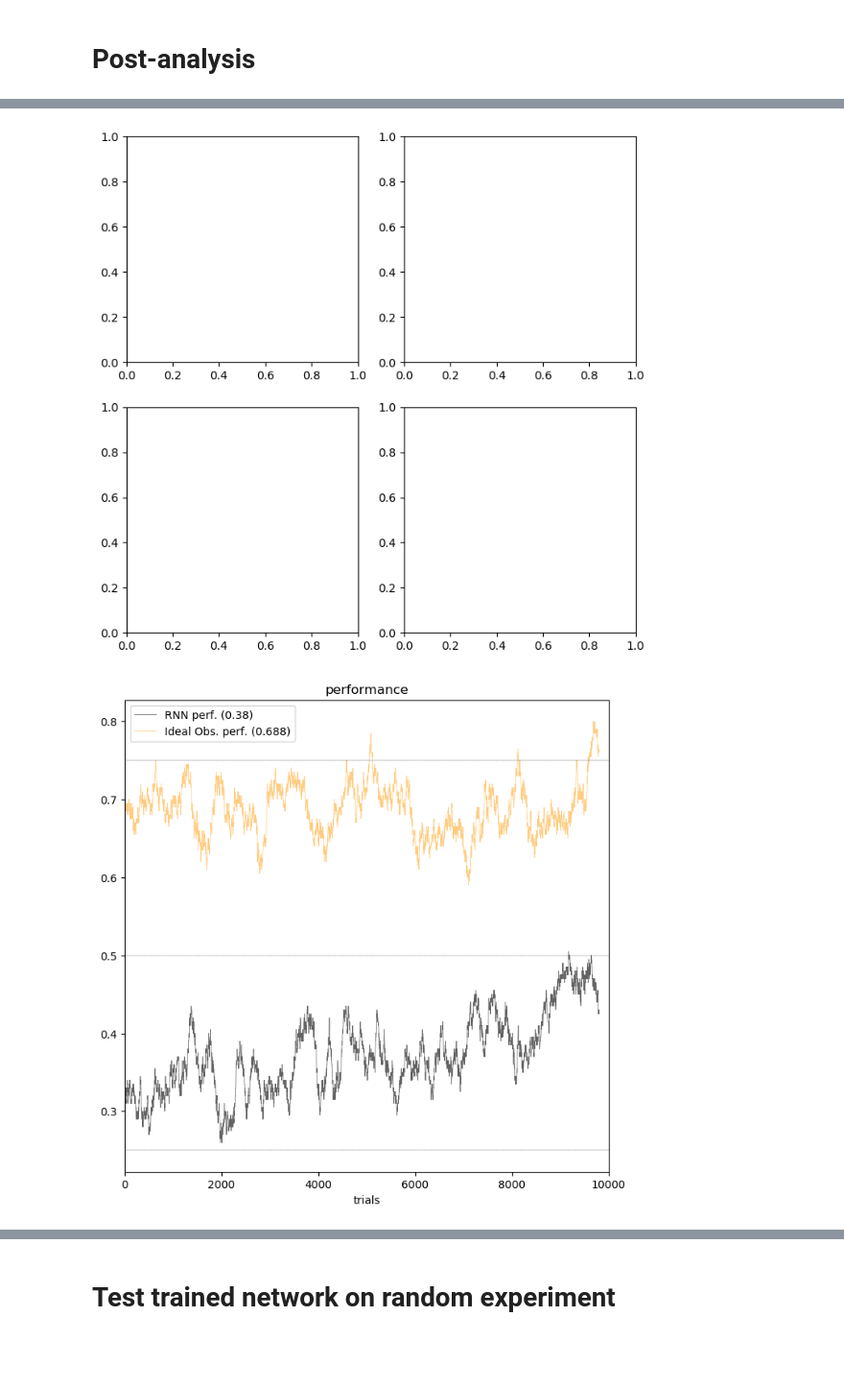
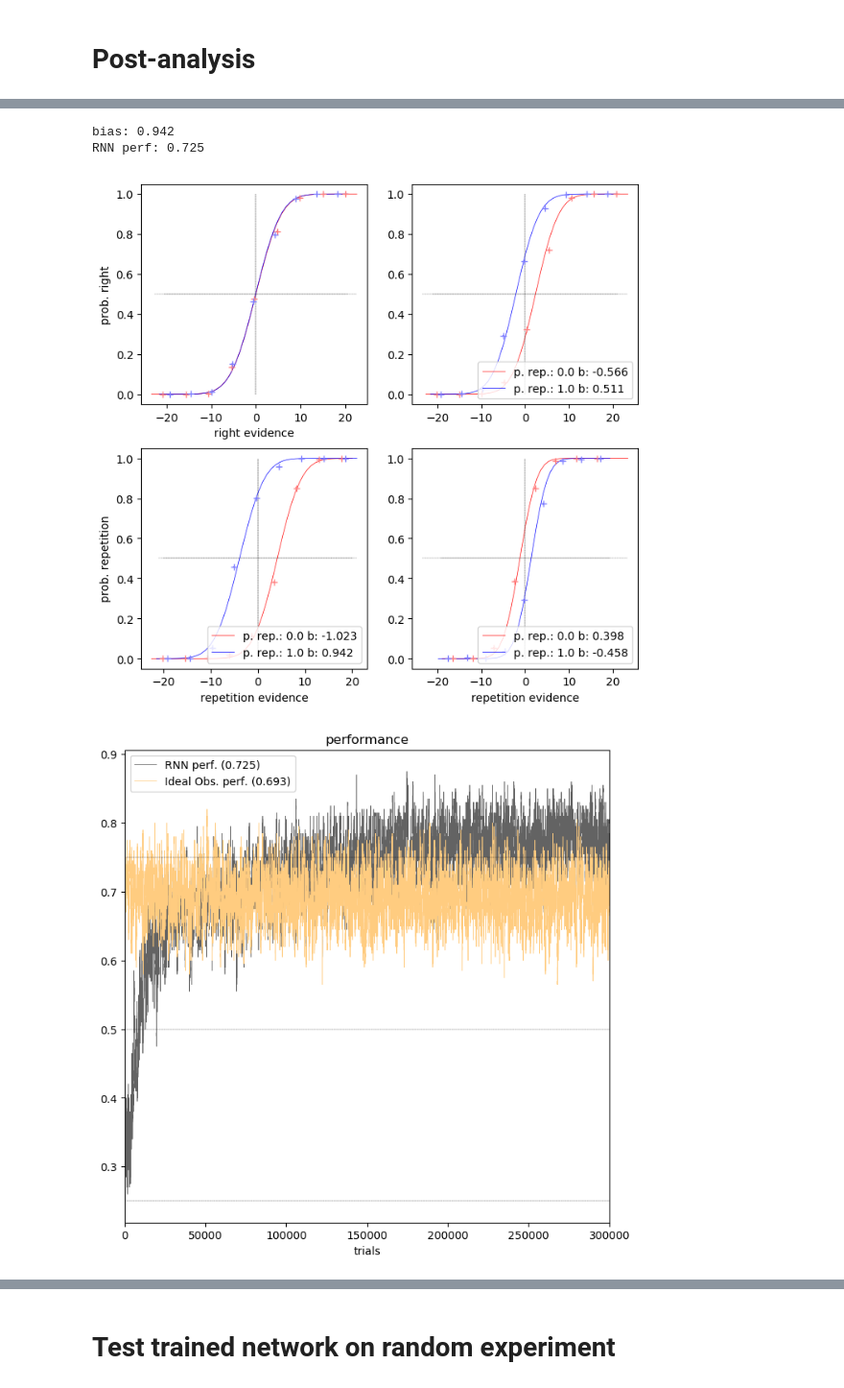
Before and after one commit to manuelmolano/priors_project, a Jupyter notebook: priors_2.0.ipynb, the cells around one changed output, grey strips where cells are left out. Shown: that part at 96% size. Drawn from its saved outputs; the diff is of its cells as text; code cells hidden in the pictures; blank space fills up the shorter version.

```diff
--- a/priors_2.0.ipynb
+++ b/priors_2.0.ipynb
@@ -1476,13 +1506,13 @@ if __name__ == '__main__':
 %matplotlib notebook
 import main
 # experiment duration
-exp_dur = 10**6
+exp_dur = 3*10**5
 # num steps per trial
 trial_dur = 10
 # rewards given for: stop fixating, keep fixating, correct, wrong
 rewards = (-0.1, 0.0, 1.0, -1.0)
 # number of trials per blocks
-block_dur = 100
+block_dur = 50
 # stimulus evidence
 stim_ev = 0.5
 # prob. of repeating the stimuli in the positions of previous trial
@@ -1494,7 +1524,7 @@ lr = 1e-3
 # num units in the network
 num_units = 32
 # trials to updated the network weights
-up_net = 400
+up_net = 200
 # network units
 net = 'ugru'
 # instance
@@ -1536,18 +1606,21 @@ Starting worker 0
 # %%
+%matplotlib inline
 import utils
 import analysis
 import matplotlib.pyplot as plt
+import numpy as np
 # num trials file
-num_tr = 10000
+num_tr = 300000
 # worker
 worker = 0
-test = '' # '/test'
+test = ''  # '/test'
 exp = utils.folder_name(gamma=gamma, up_net=up_net, trial_dur=trial_dur,
-                rep_prob=rep_prob, exp_dur=exp_dur, rewards=rewards,
-                block_dur=block_dur, num_units=num_units,
-                stim_ev=stim_ev, network=net, learning_rate=lr,
-                instance=inst, main_folder=main_folder) + test + '/trains/train_' +\
-        str(worker) + '/trials_stats_0_' + str(num_tr) + '.npz'
+                     rep_prob=rep_prob, exp_dur=exp_dur, rewards=rewards,
+                     block_dur=block_dur, num_units=num_units,
+                     stim_ev=stim_ev, network=net, learning_rate=lr,
+                     instance=inst, main_folder=main_folder) +\
+    test + '/trains/train_' + str(worker) + '/trials_stats_0_' +\
+    str(num_tr) + '.npz'
 data = np.load(exp)
 start_per = 20000
 ev = np.reshape(data['evidence'], (1, data['evidence'].shape[0])).copy()
@@ -1573,2 +1647,4 @@ analysis.plot_learning(perf, ev, stim_pos, action)
+bias: 0.942
+RNN perf: 0.725
-[figure, old version]
+[figure, new version]
-[figure, old version]
+[figure, new version]
```
Also changed, not shown: parts of 19 cells of this notebook, 2 other files.
